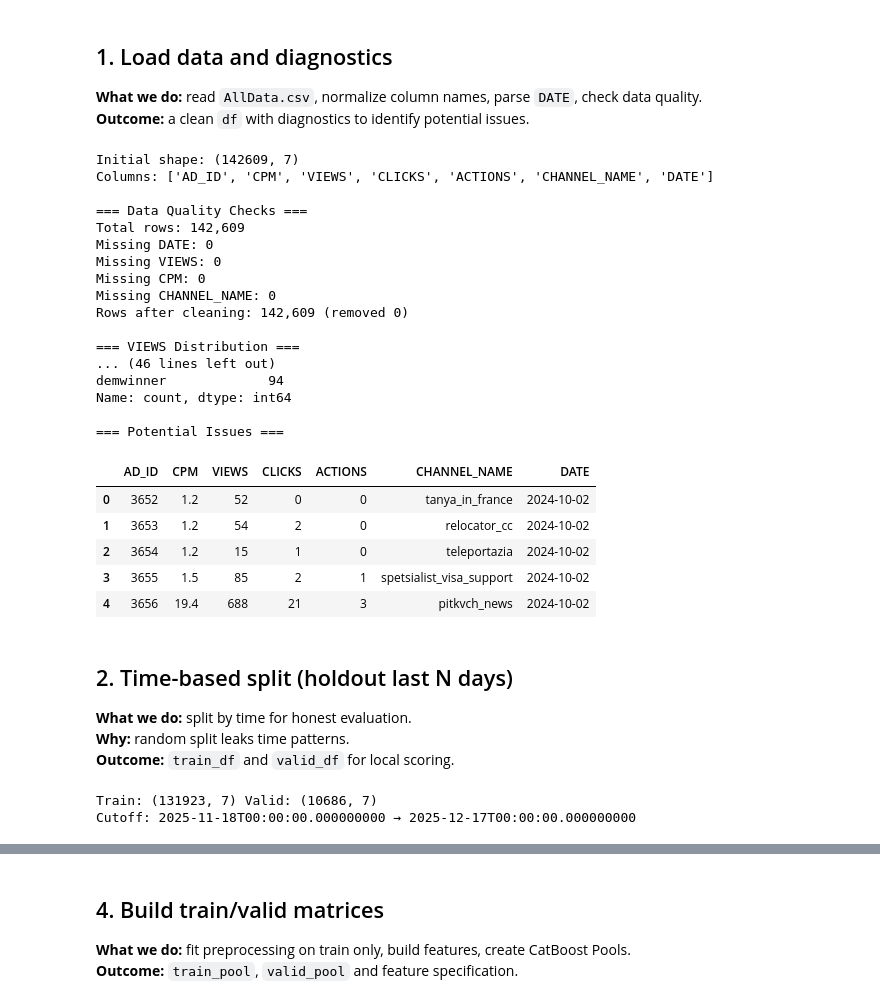
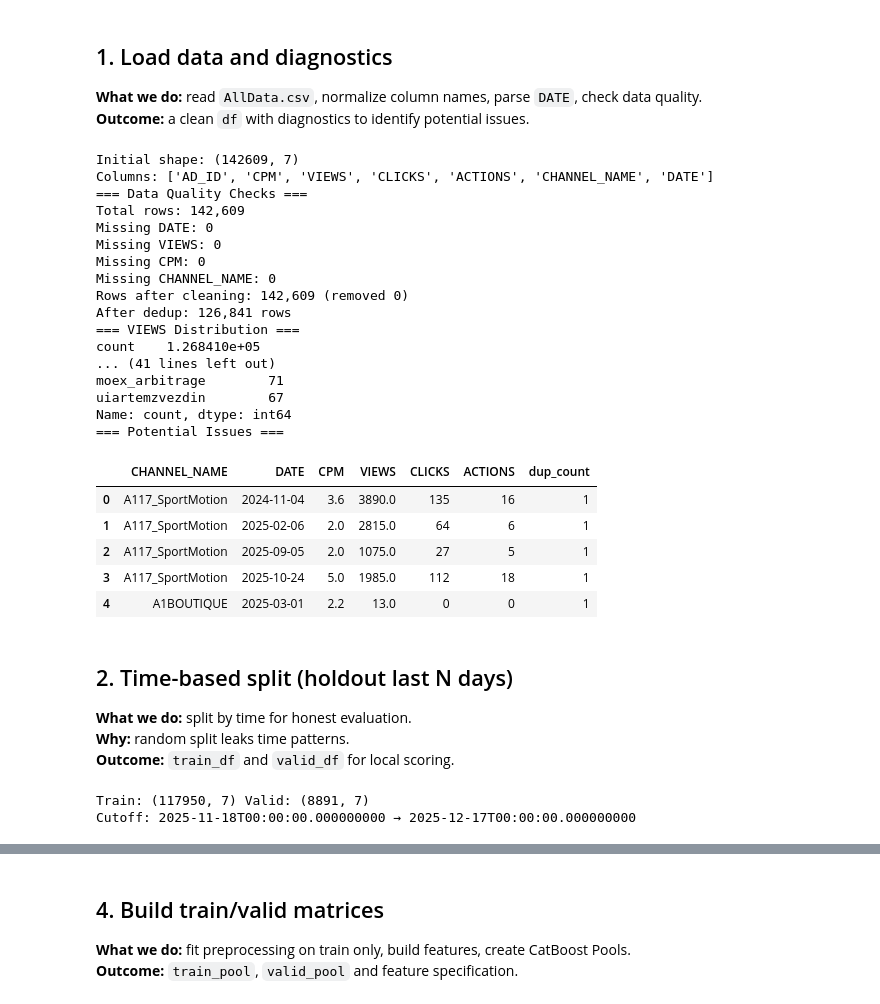
Before and after one commit to Karimkhab/telegram-ads-forecaster, a Jupyter notebook: notebook/models/model_v1.ipynb, the cells around one changed output, grey strips where cells are left out. Saved outputs shown, nothing was run; the diff lists cells and outputs as text; code cells hidden in the pictures.

```diff
--- a/notebook/models/model_v1.ipynb
+++ b/notebook/models/model_v1.ipynb
@@ -32,10 +32,19 @@ ARTIFACTS_DIR = os.getenv("ARTIFACTS_DIR", "artifacts")
 OUTPUTS_DIR = os.getenv("OUTPUTS_DIR", "outputs")
 HOLDOUT_DAYS = int(os.getenv("HOLDOUT_DAYS", "30"))
 MODEL_TAG = os.getenv("MODEL_TAG", "v1_simplified")
-USE_CHANNEL_ID = os.getenv("USE_CHANNEL_ID", "1") == "1"
+
+# Feature/model knobs
+DEDUPLICATE = os.getenv("DEDUPLICATE", "1") == "1"
+USE_CHANNEL_ID = os.getenv("USE_CHANNEL_ID", "0") == "1"
 LOSS_FUNCTION = os.getenv("LOSS_FUNCTION", "MAE")
 EVAL_METRIC = os.getenv("EVAL_METRIC", LOSS_FUNCTION)
 ALPHA_CHANNEL = float(os.getenv("ALPHA_CHANNEL", "10.0"))
+ALPHA_SLOPE = float(os.getenv("ALPHA_SLOPE", "50.0"))
+MIN_SLOPE_ROWS = int(os.getenv("MIN_SLOPE_ROWS", "20"))
+USE_PRED_CLIP = os.getenv("USE_PRED_CLIP", "1") == "1"
+PRED_CLIP_Q = float(os.getenv("PRED_CLIP_Q", "0.65"))
+MIN_CLIP_ROWS = int(os.getenv("MIN_CLIP_ROWS", "20"))
+BLEND_ALPHA = float(os.getenv("BLEND_ALPHA", "0.4"))
 
 os.makedirs(ARTIFACTS_DIR, exist_ok=True)
 os.makedirs(OUTPUTS_DIR, exist_ok=True)
@@ -46,10 +55,17 @@ print("ARTIFACTS_DIR:", ARTIFACTS_DIR)
 print("OUTPUTS_DIR:", OUTPUTS_DIR)
 print("HOLDOUT_DAYS:", HOLDOUT_DAYS)
 print("MODEL_TAG:", MODEL_TAG)
+print("DEDUPLICATE:", DEDUPLICATE)
 print("USE_CHANNEL_ID:", USE_CHANNEL_ID)
 print("LOSS_FUNCTION:", LOSS_FUNCTION)
 print("EVAL_METRIC:", EVAL_METRIC)
 print("ALPHA_CHANNEL:", ALPHA_CHANNEL)
+print("ALPHA_SLOPE:", ALPHA_SLOPE)
+print("MIN_SLOPE_ROWS:", MIN_SLOPE_ROWS)
+print("USE_PRED_CLIP:", USE_PRED_CLIP)
+print("PRED_CLIP_Q:", PRED_CLIP_Q)
+print("MIN_CLIP_ROWS:", MIN_CLIP_ROWS)
+print("BLEND_ALPHA:", BLEND_ALPHA)
 # %% [output]
 /Users/karimkhabib/Documents/Projects Programming/PyCharm/telegram-ads-forecaster
 ALLDATA_PATH: /Users/karimkhabib/Documents/Projects Programming/PyCharm/telegram-ads-forecaster/data/AllData.csv
@@ -94,7 +117,7 @@ missing = required - set(df.columns)
 assert not missing, f"Missing required columns: {missing}"
 
 # Data quality checks
-print("\n=== Data Quality Checks ===")
+print("=== Data Quality Checks ===")
 print(f"Total rows: {len(df):,}")
 print(f"Missing DATE: {df['DATE'].isna().sum()}")
 print(f"Missing VIEWS: {df['VIEWS'].isna().sum()}")
@@ -106,69 +129,84 @@ initial_len = len(df)
 df = df.dropna(subset=["DATE", "VIEWS", "CPM", "CHANNEL_NAME"]).copy()
 print(f"Rows after cleaning: {len(df):,} (removed {initial_len - len(df)})")
 
+# Optional: deduplicate identical inputs to reduce label noise
+if DEDUPLICATE:
+    key = ["CHANNEL_NAME", "DATE", "CPM"]
+    df = (
+        df.groupby(key, as_index=False)
+          .agg(
+              VIEWS=("VIEWS", "median"),
+              CLICKS=("CLICKS", "sum"),
+              ACTIONS=("ACTIONS", "sum"),
+              dup_count=("VIEWS", "size"),
+          )
+    )
+    df["dup_count"] = df["dup_count"].astype(int)
+    print(f"After dedup: {len(df):,} rows")
+
 # VIEWS distribution diagnostics
-print("\n=== VIEWS Distribution ===")
+print("=== VIEWS Distribution ===")
 print(df["VIEWS"].describe())
 print(f"VIEWS == 0: {(df['VIEWS'] == 0).sum()} ({(df['VIEWS'] == 0).mean()*100:.2f}%)")
 print(f"VIEWS < 0: {(df['VIEWS'] < 0).sum()}")
 print(f"VIEWS > 100000: {(df['VIEWS'] > 100000).sum()} ({(df['VIEWS'] > 100000).mean()*100:.2f}%)")
 
 # CPM distribution diagnostics
-print("\n=== CPM Distribution ===")
+print("=== CPM Distribution ===")
 print(df["CPM"].describe())
 print(f"CPM <= 0: {(df['CPM'] <= 0).sum()}")
 print(f"CPM > 100: {(df['CPM'] > 100).sum()} ({(df['CPM'] > 100).mean()*100:.2f}%)")
 
 # Date range
-print("\n=== Date Range ===")
+print("=== Date Range ===")
 print(f"Min date: {df['DATE'].min()}")
 print(f"Max date: {df['DATE'].max()}")
 print(f"Days span: {(df['DATE'].max() - df['DATE'].min()).days}")
 print(f"Unique dates: {df['DATE'].nunique()}")
 
 # Channel statistics
-print("\n=== Channel Statistics ===")
+print("=== Channel Statistics ===")
 print(f"Unique channels: {df['CHANNEL_NAME'].nunique()}")
 print(f"Channels with < 10 samples: {(df['CHANNEL_NAME'].value_counts() < 10).sum()}")
 print(f"Top 10 channels by frequency:")
 print(df['CHANNEL_NAME'].value_counts().head(10))
 
 # Check for potential issues
-print("\n=== Potential Issues ===")
+print("=== Potential Issues ===")
 if (df['VIEWS'] == 0).mean() > 0.5:
-    print("⚠️  WARNING: More than 50% of VIEWS are zero - model may struggle")
+    print("WARNING: More than 50% of VIEWS are zero - model may struggle")
 if (df['VIEWS'] < 0).any():
-    print("⚠️  WARNING: Negative VIEWS found - will clip to 0")
+    print("WARNING: Negative VIEWS found - will clip to 0")
 if (df['CPM'] <= 0).any():
-    print("⚠️  WARNING: Non-positive CPM found")
+    print("WARNING: Non-positive CPM found")
 if df['CHANNEL_NAME'].isna().any():
-    print("⚠️  WARNING: Missing channel names found")
+    print("WARNING: Missing channel names found")
 
 df.head()
 # %% [output]
 Initial shape: (142609, 7)
 Columns: ['AD_ID', 'CPM', 'VIEWS', 'CLICKS', 'ACTIONS', 'CHANNEL_NAME', 'DATE']
-
 === Data Quality Checks ===
 Total rows: 142,609
 Missing DATE: 0
 Missing VIEWS: 0
 Missing CPM: 0
 Missing CHANNEL_NAME: 0
 Rows after cleaning: 142,609 (removed 0)
-
+After dedup: 126,841 rows
 === VIEWS Distribution ===
-... (46 lines left out)
-demwinner             94
+count    1.268410e+05
+... (41 lines left out)
+moex_arbitrage        71
+uiartemzvezdin        67
 Name: count, dtype: int64
-
 === Potential Issues ===
-|  | AD_ID | CPM | VIEWS | CLICKS | ACTIONS | CHANNEL_NAME | DATE |
-| 0 | 3652 | 1.2 | 52 | 0 | 0 | tanya_in_france | 2024-10-02 |
-| 1 | 3653 | 1.2 | 54 | 2 | 0 | relocator_cc | 2024-10-02 |
-| 2 | 3654 | 1.2 | 15 | 1 | 0 | teleportazia | 2024-10-02 |
-| 3 | 3655 | 1.5 | 85 | 2 | 1 | spetsialist_visa_support | 2024-10-02 |
-| 4 | 3656 | 19.4 | 688 | 21 | 3 | pitkvch_news | 2024-10-02 |
+|  | CHANNEL_NAME | DATE | CPM | VIEWS | CLICKS | ACTIONS | dup_count |
+| 0 | A117_SportMotion | 2024-11-04 | 3.6 | 3890.0 | 135 | 16 | 1 |
+| 1 | A117_SportMotion | 2025-02-06 | 2.0 | 2815.0 | 64 | 6 | 1 |
+| 2 | A117_SportMotion | 2025-09-05 | 2.0 | 1075.0 | 27 | 5 | 1 |
+| 3 | A117_SportMotion | 2025-10-24 | 5.0 | 1985.0 | 112 | 18 | 1 |
+| 4 | A1BOUTIQUE | 2025-03-01 | 2.2 | 13.0 | 0 | 0 | 1 |
 # %% [markdown]
 ## 2. Time-based split (holdout last N days)
 
@@ -192,7 +230,7 @@ train_df, valid_df, cutoff, dmax = split_last_days(df, holdout_days=HOLDOUT_DAYS
 print("Train:", train_df.shape, "Valid:", valid_df.shape)
 print("Cutoff:", cutoff, "→", dmax)
 # %% [output]
-Train: (131923, 7) Valid: (10686, 7)
+Train: (117950, 7) Valid: (8891, 7)
 Cutoff: 2025-11-18T00:00:00.000000000 → 2025-12-17T00:00:00.000000000
 # %% [markdown]
 ## 3. Feature engineering (minimal)
```
Also changed, not shown: parts of 12 cells of this notebook.
